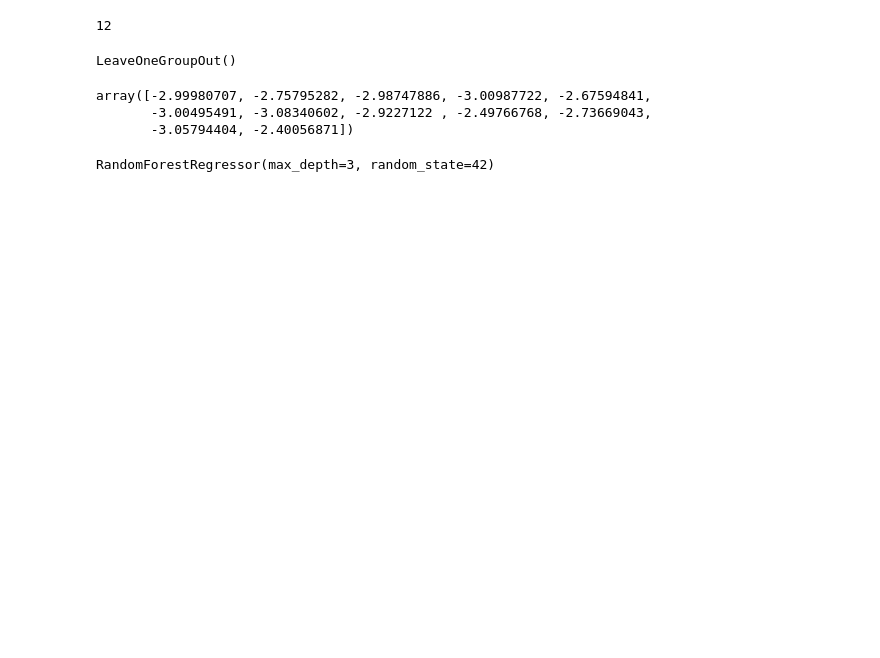
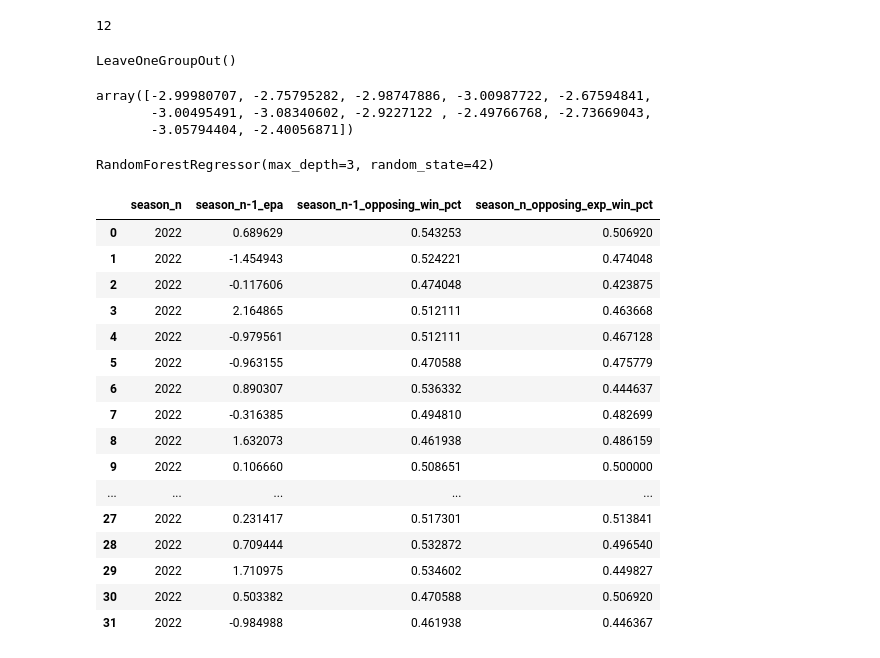
Before and after one commit to keeganheilman/nfl-win-totals, a Jupyter notebook: create_exp_wins_model.ipynb, the cells around one changed output. Drawn from its saved outputs; the diff is of its cells as text; code cells hidden in the pictures; blank space fills up the shorter version.

```diff
--- a/create_exp_wins_model.ipynb
+++ b/create_exp_wins_model.ipynb
@@ -29,0 +28,2 @@ groups = nfl_season_df['season_n']
+# %%
+current_season_df = nfl_season_df[nfl_season_df['season_n'] == CURRENT_YEAR].copy().reset_index(drop=True)
@@ -52,0 +63,20 @@ predict_wins = regr.predict(X)
+# %%
+X
+# %% [output]
+|  | season_n | season_n-1_epa | season_n-1_opposing_win_pct | season_n_opposing_exp_win_pct |
+| 0 | 2022 | 0.689629 | 0.543253 | 0.506920 |
+| 1 | 2022 | -1.454943 | 0.524221 | 0.474048 |
+| 2 | 2022 | -0.117606 | 0.474048 | 0.423875 |
+| 3 | 2022 | 2.164865 | 0.512111 | 0.463668 |
+| 4 | 2022 | -0.979561 | 0.512111 | 0.467128 |
+| 5 | 2022 | -0.963155 | 0.470588 | 0.475779 |
+| 6 | 2022 | 0.890307 | 0.536332 | 0.444637 |
+| 7 | 2022 | -0.316385 | 0.494810 | 0.482699 |
+| 8 | 2022 | 1.632073 | 0.461938 | 0.486159 |
+| 9 | 2022 | 0.106660 | 0.508651 | 0.500000 |
+| ... | ... | ... | ... | ... |
+| 27 | 2022 | 0.231417 | 0.517301 | 0.513841 |
+| 28 | 2022 | 0.709444 | 0.532872 | 0.496540 |
+| 29 | 2022 | 1.710975 | 0.534602 | 0.449827 |
+| 30 | 2022 | 0.503382 | 0.470588 | 0.506920 |
+| 31 | 2022 | -0.984988 | 0.461938 | 0.446367 |
```
Also changed, not shown: parts of 15 cells of this notebook, 1 other file.
